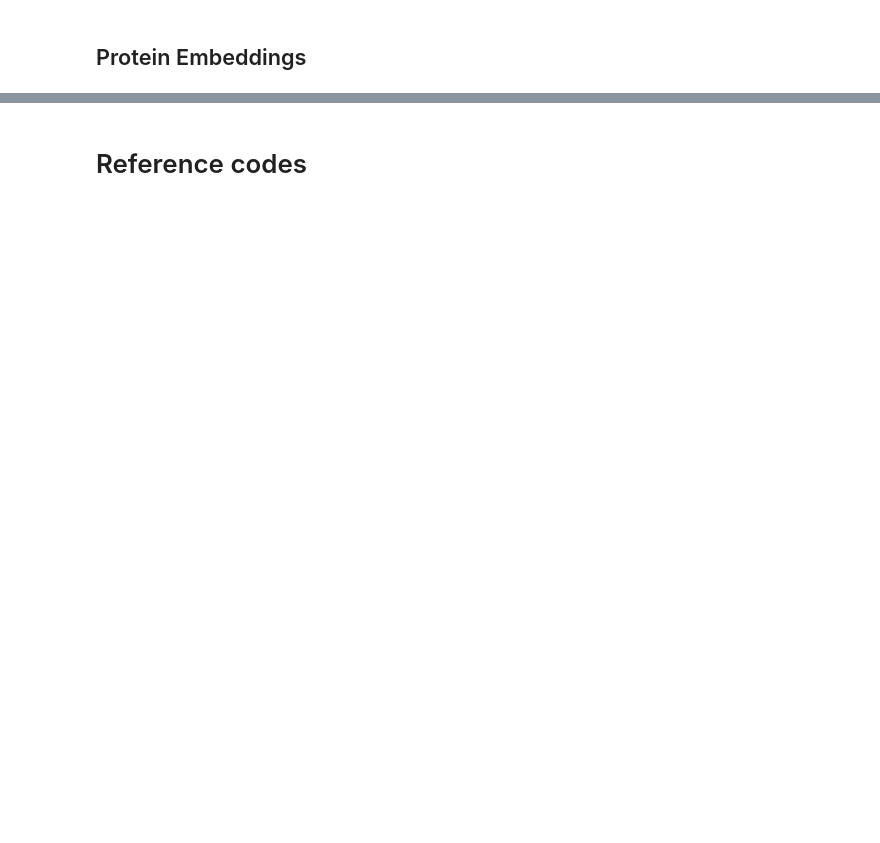
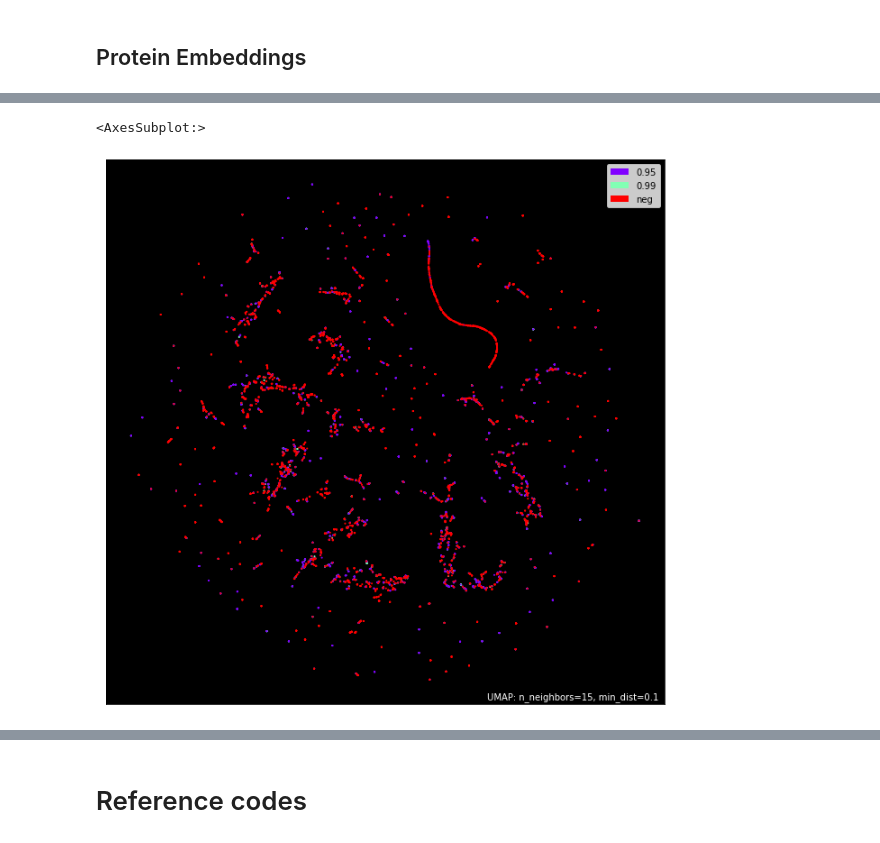
Before and after one commit to tengann/IAV_PPI_Graph_Embedding_Review, a Jupyter notebook: UMAP_plot.ipynb, the cells around one changed output, grey strips where cells are left out. Saved outputs shown, nothing was run; the diff lists cells and outputs as text; code cells hidden in the pictures; blank space fills up the shorter version.

```diff
--- a/UMAP_plot.ipynb
+++ b/UMAP_plot.ipynb
@@ -232,0 +305,8 @@ fig.delaxes(axs[8])
+# %%
+## Train/Test
+tt_df = pd.read_csv('umap_train_test_dataset.csv')
+tt_df = tt_df.drop(columns=['Class'])
+
+tt_df = pd.merge(edge_emb, tt_df, on=['Protein1_ID', 'Protein2_ID'])
+tt_df = tt_df.drop(columns=['Score'])
+tt_df
@@ -232,0 +327,4 @@ fig.delaxes(axs[8])
+# %%
+tt_df.loc[tt_df['Class'] == 'B', 'Class'] = '0.95'
+tt_df.loc[tt_df['Class'] == 'C', 'Class'] = '0.99'
+tt_df.loc[tt_df['Class'] == 'D', 'Class'] = 'neg'
@@ -232,0 +342,8 @@ fig.delaxes(axs[8])
+# %%
+## train/test_pos, train/test_neg
+# edge_emb_arr, class_labels = generate_edge_emb(edge_emb_f, g_features) ## Graph
+# edge_emb_arr, class_labels = generate_edge_emb(edge_emb_f, p_features) ## Protein
+
+## 0.99, 0.95, neg
+edge_emb_arr, class_labels = generate_edge_emb(tt_df, g_features) ## Graph
+# edge_emb_arr, class_labels = generate_edge_emb(tt_df, p_features) ## Protein
@@ -232,0 +365,9 @@ fig.delaxes(axs[8])
+# %%
+## Plot
+mapper = umap.UMAP().fit(edge_emb_arr)
+# %%
+umap.plot.points(mapper, labels=class_labels, theme='fire')
+# umap.plot.points(mapper, labels=class_labels)
+# %% [output]
+<AxesSubplot:>
+[figure, added]
```
Also changed, not shown: parts of 68 cells of this notebook, 3 other files.
